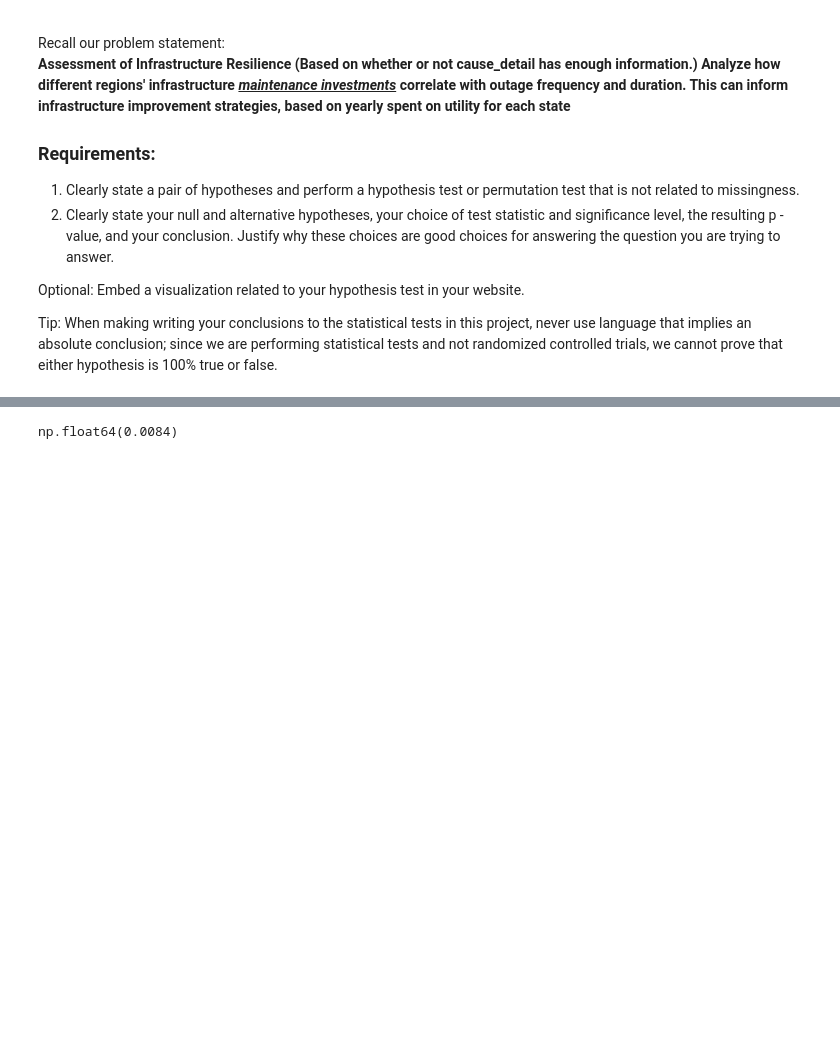
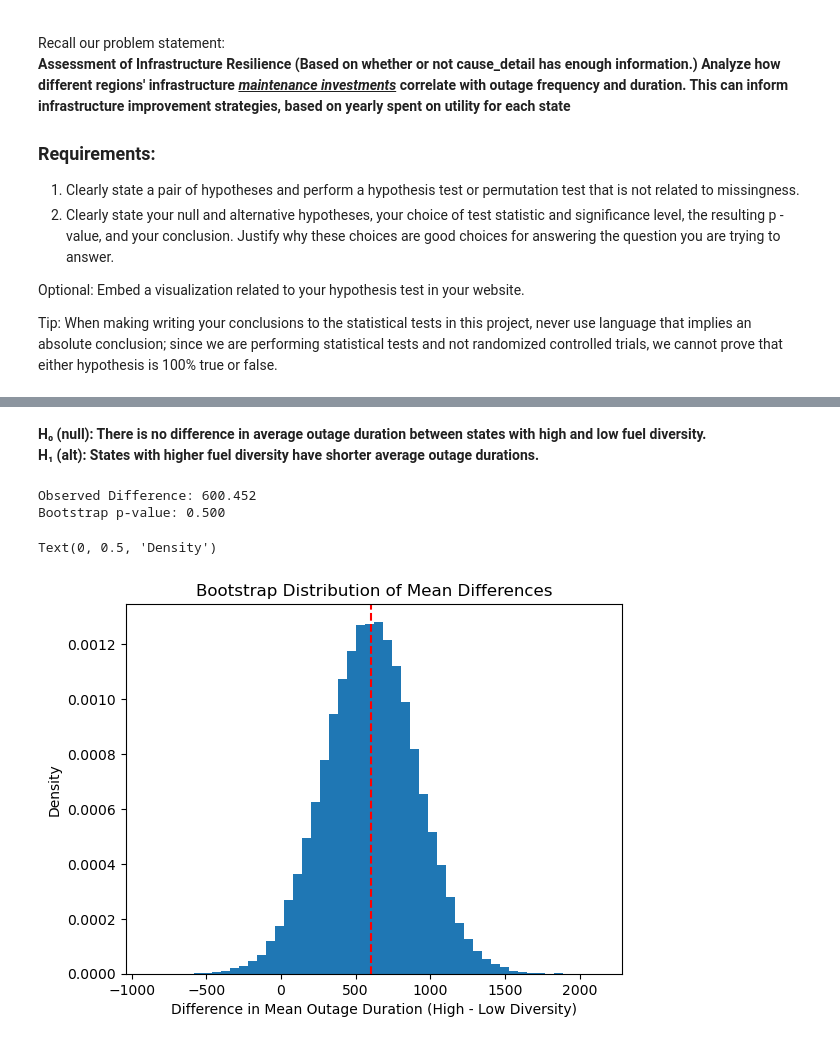
Before and after one commit to rcwoshimao/infrastructure-resilience-analysis, a Jupyter notebook: notebooks/step5_modeling.ipynb, the cells around one changed output, grey strips where cells are left out. Drawn from its saved outputs; the diff is of its cells as text; code cells hidden in the pictures; blank space fills up the shorter version.

Commit message:
Fixed step 5

```diff
--- a/notebooks/step5_modeling.ipynb
+++ b/notebooks/step5_modeling.ipynb
@@ -322,3 +289,0 @@ util_invest.head(2)
-# %%
-outage= outage.merge(util_invest, how='left', on=['year', 'state'])
-outage.head(2)
@@ -329,0 +433,5 @@ outage.head(2)
+# %%
+merged_outage = outage.copy()
+merged_outage = (merged_outage.merge(capacity_entropy, how='left', on=['state', 'year'])
+                .merge(generation_entropy, how='left', on=['state', 'year']))
+merged_outage
@@ -766,4 +875,42 @@ p_value = np.mean(np.array(perm_diffs) >= observed_diff)
-# %%
-p_value
-# %% [output]
-np.float64(0.0084)
+# %% [markdown]
+**H₀ (null): There is no difference in average outage duration between states with high and low fuel diversity.
+H₁ (alt): States with higher fuel diversity have shorter average outage durations.**
+# %%
+
+# Step 1: Split data
+df = merged_outage.copy()
+threshold = df['capacity_fuel_diversity_index'].median()
+high_div = df[df['capacity_fuel_diversity_index'] >= threshold]['duration'].dropna().values
+low_div = df[df['capacity_fuel_diversity_index'] < threshold]['duration'].dropna().values
+
+# Step 2: Observed difference in means
+obs_diff = np.mean(high_div) - np.mean(low_div)
+
+# Step 3: Bootstrap
+n_iterations = 100000
+diffs = []
+
+for _ in range(n_iterations):
+    sample_high = np.random.choice(high_div, size=len(high_div), replace=True)
+    sample_low = np.random.choice(low_div, size=len(low_div), replace=True)
+    diff = np.mean(sample_high) - np.mean(sample_low)
+    diffs.append(diff)
+
+# Step 4: P-value (two-tailed)
+diffs = np.array(diffs)
+p_val = np.mean(np.abs(diffs) >= np.abs(obs_diff))
+
+print(f'Observed Difference: {obs_diff:.3f}')
+print(f'Bootstrap p-value: {p_val:.3f}')
+# %% [output]
+Observed Difference: 600.452
+Bootstrap p-value: 0.500
+# %%
+plt.hist(diffs, bins=50, density=True)
+plt.axvline(obs_diff, color='red', linestyle='--')
+plt.title('Bootstrap Distribution of Mean Differences')
+plt.xlabel('Difference in Mean Outage Duration (High - Low Diversity)')
+plt.ylabel('Density')
+# %% [output]
+Text(0, 0.5, 'Density')
+[figure, added]
```
Also changed, not shown: parts of 53 cells of this notebook.
